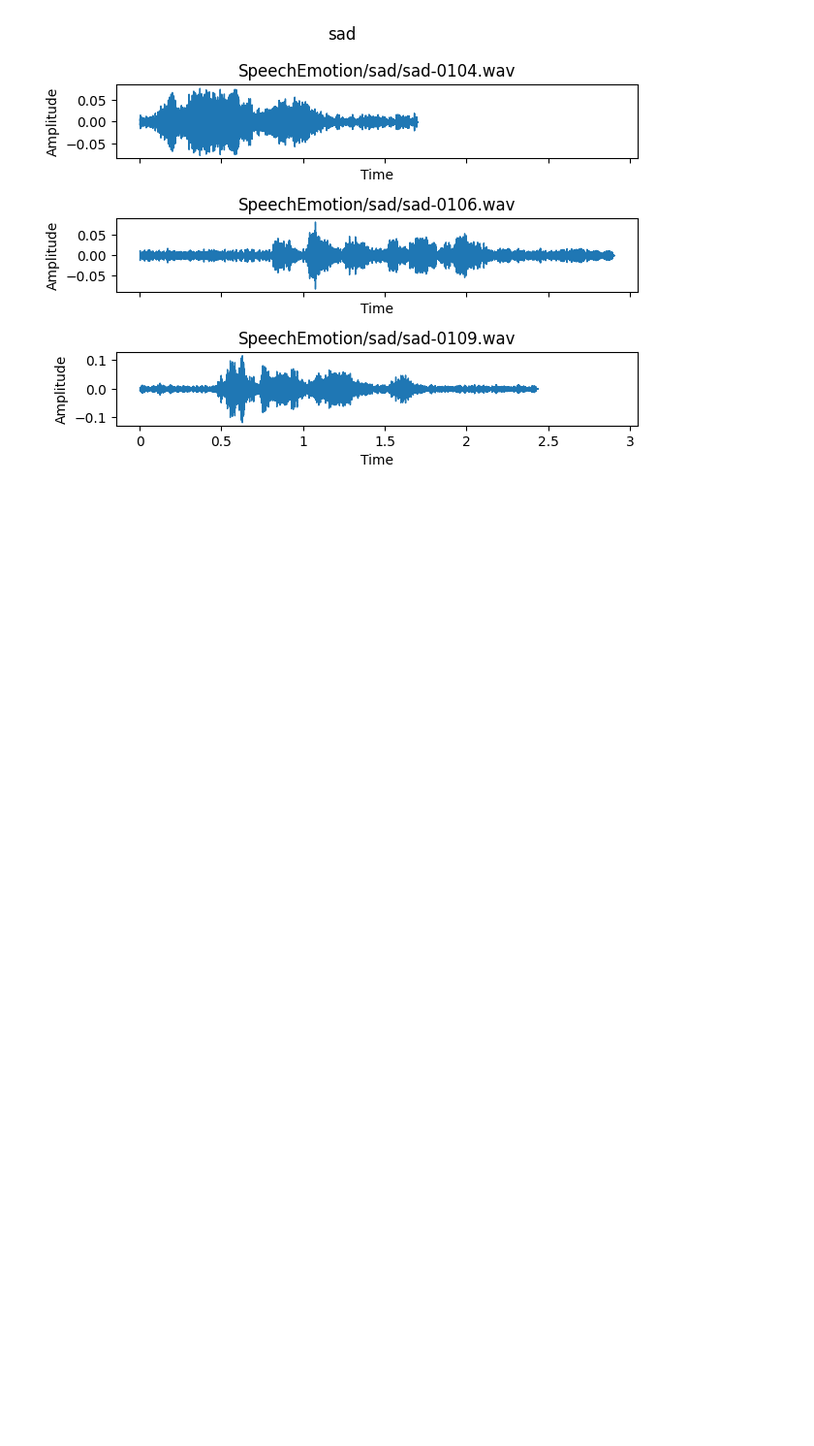
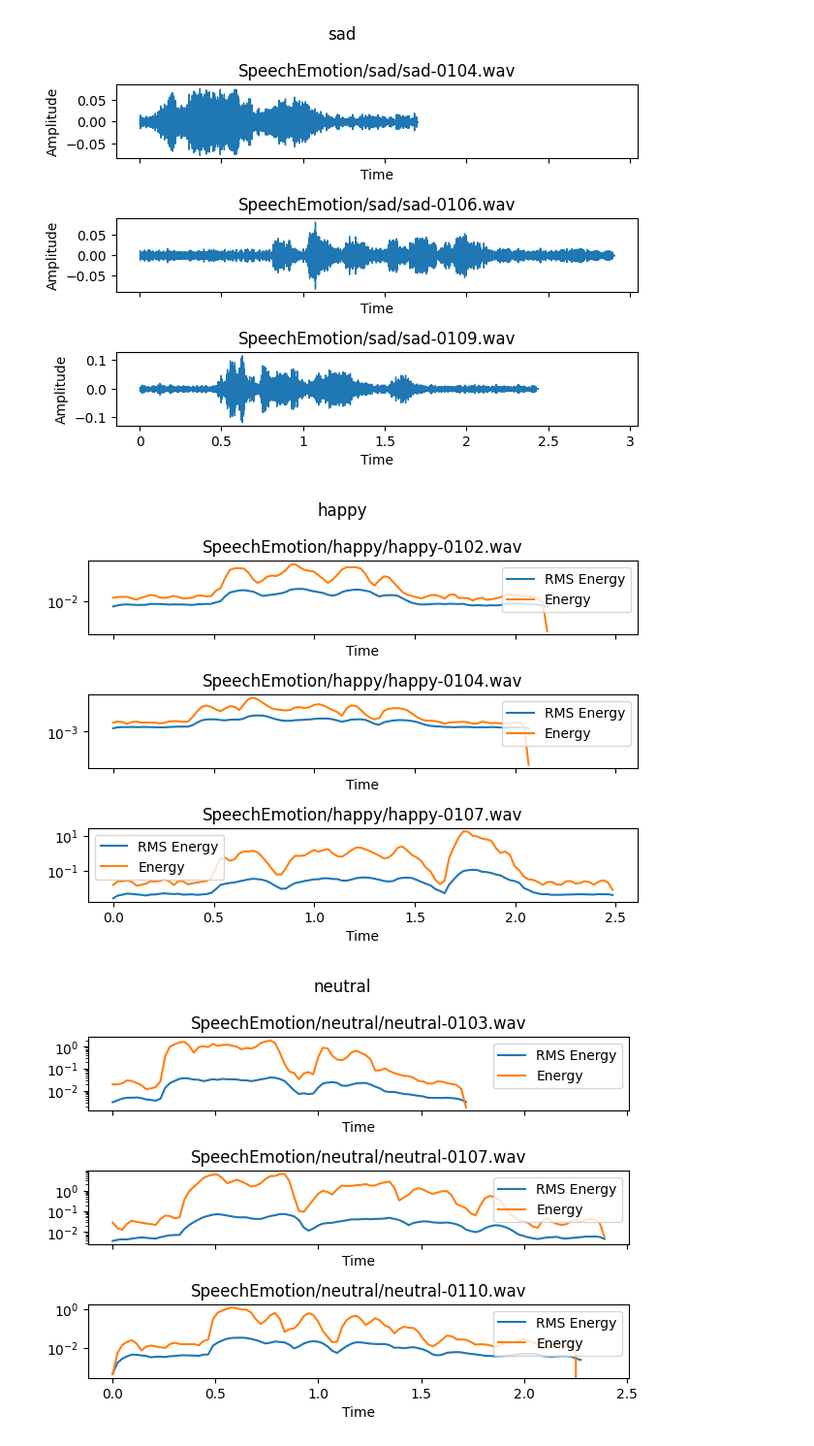
Before and after one commit to tudemaha/multimedia-data-processing-intro, a Jupyter notebook: audio-preprocessing/audio-preprocessing.ipynb, the cells around one changed output. Shown at 97% size. Saved outputs shown, nothing was run; the diff lists cells and outputs as text; code cells hidden in the pictures; blank space fills up the shorter version.

```diff
--- a/audio-preprocessing/audio-preprocessing.ipynb
+++ b/audio-preprocessing/audio-preprocessing.ipynb
@@ -57,3 +57,40 @@ for key, values in audio_librosa.items():
 [figure]
 [figure]
 [figure]
+# %%
+def energy(wave):
+    hop_length = 512
+    frame_length = hop_length * 2
+
+    energy = np.array([
+            sum(abs(wave[j:j + frame_length] ** 2))
+            for j in range(0, len(wave), hop_length)
+        ])
+    return energy
+
+def rms_energy(wave):
+    rms = librosa.feature.rms(y = wave)
+    return rms
+
+def display_energy(emotion, waves):
+    fig, ax = plt.subplots(nrows = len(waves), ncols = 1, sharex = True)
+    fig.suptitle(emotion)
+    for i, wave in enumerate(waves):
+        ax[i].set_title(audio_paths[emotion][i])
+
+        e = energy(wave[0])
+        rmse = rms_energy(wave[0])
+        times = librosa.times_like(rmse)
+
+        ax[i].semilogy(times, rmse[0], label = 'RMS Energy')
+        ax[i].semilogy(times, e, label = 'Energy')
+        ax[i].legend()
+        ax[i].set_xlabel('Time')
+
+    fig.tight_layout()
+
+for key, values in audio_librosa.items():
+    display_energy(key, values)
+# %% [output]
+[figure, added]
+[figure, added]
```
Also changed, not shown: parts of 4 cells of this notebook.
